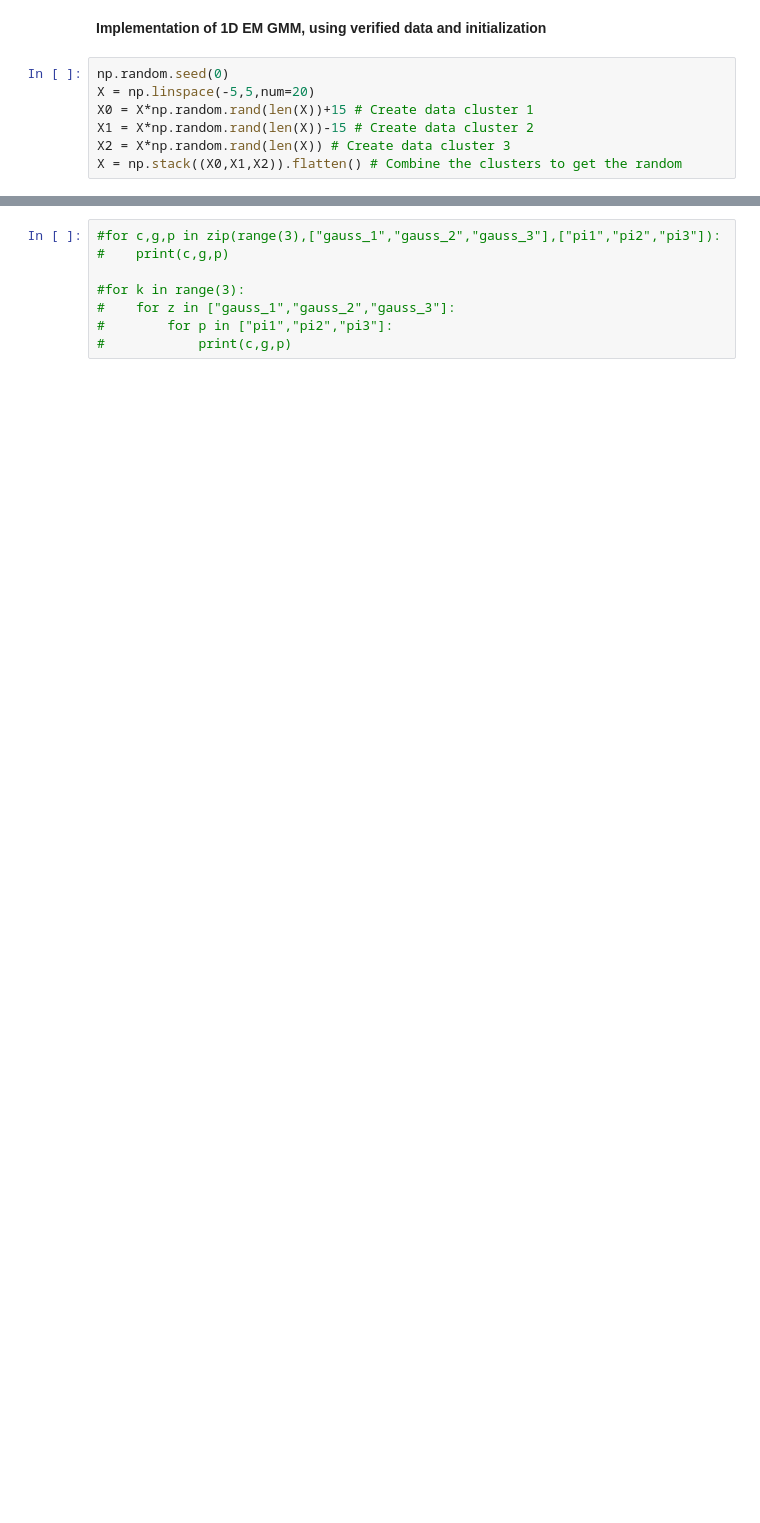
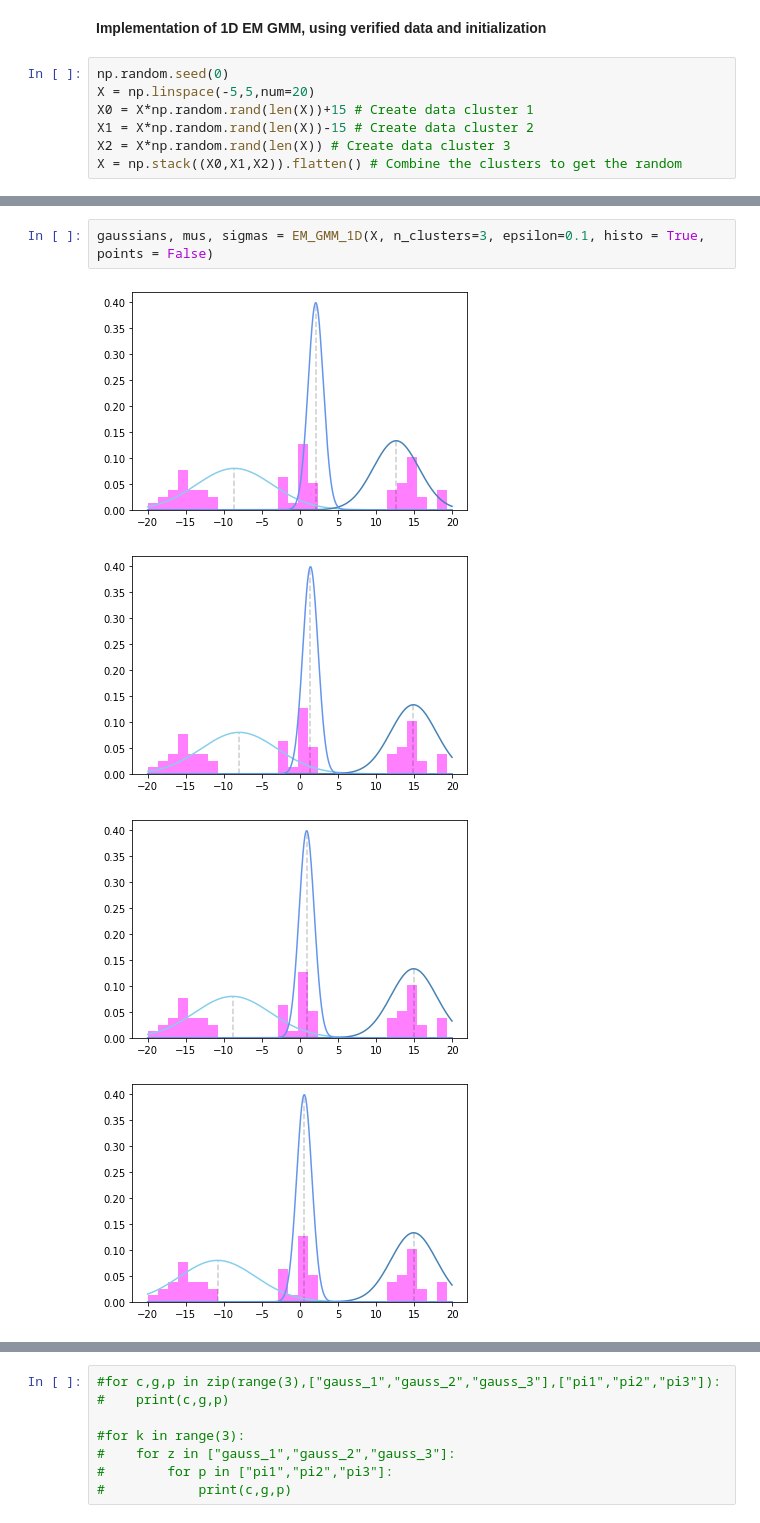
Before and after one commit to AronFreyr/data_mining_project, a Jupyter notebook: EM_GMM.ipynb, the cells around one changed output, grey strips where cells are left out. Drawn from its saved outputs; the diff is of its cells as text; blank space fills up the shorter version.

```diff
--- a/EM_GMM.ipynb
+++ b/EM_GMM.ipynb
@@ -118,0 +121,7 @@ def plot_gaussians_vs_data(x, gaussians, mus, sigmas):
+# %%
+gaussians, mus, sigmas = EM_GMM_1D(X, n_clusters=3, epsilon=0.1, histo = True, points = False)
+# %% [output]
+[figure, added]
+[figure, added]
+[figure, added]
+[figure, added]
```
Also changed, not shown: parts of 13 cells of this notebook.
